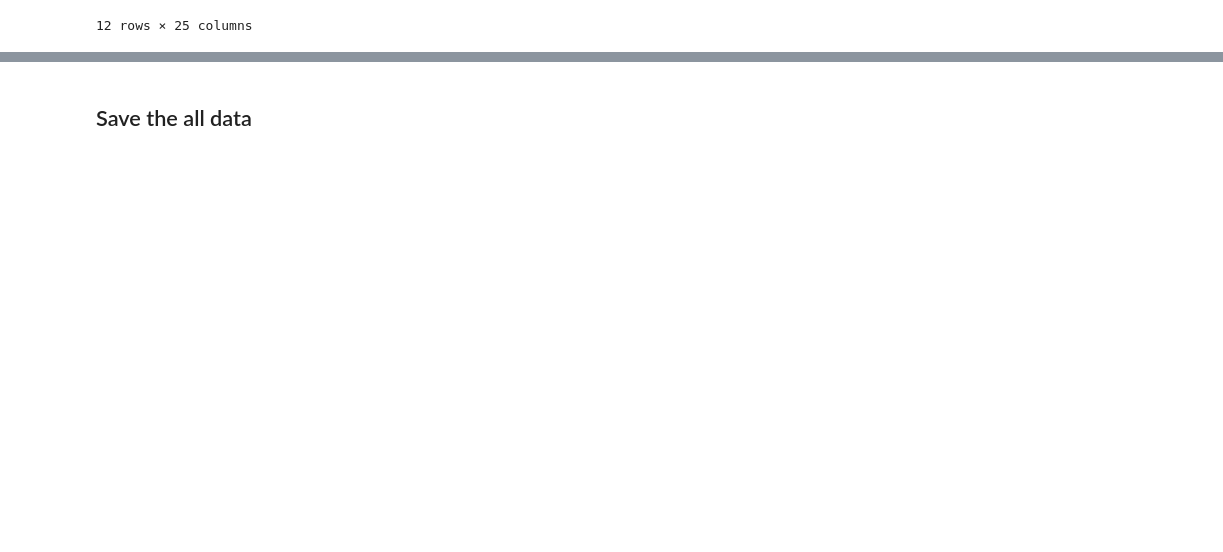
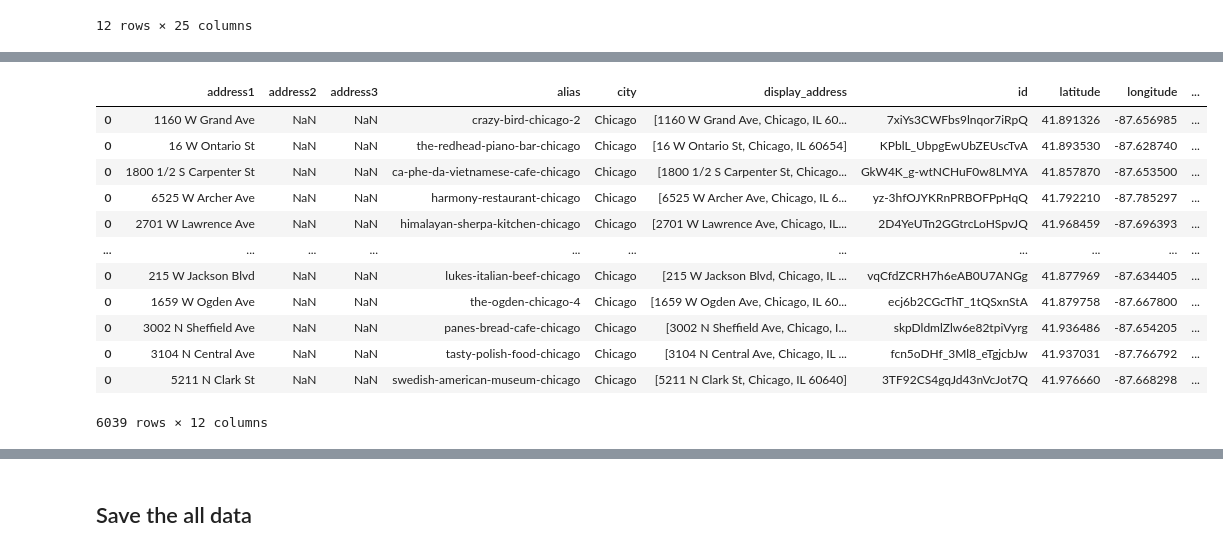
Before and after one commit to adr1anh/DeepDish, a Jupyter notebook: Food Inspection_adrian.ipynb, the cells around one changed output, grey strips where cells are left out. Saved outputs shown, nothing was run; the diff lists cells and outputs as text; code cells hidden in the pictures; blank space fills up the shorter version.

```diff
--- a/Food Inspection_adrian.ipynb
+++ b/Food Inspection_adrian.ipynb
@@ -170,0 +197,16 @@ df = yelp_df[yelp_df['id'].notnull()].merge(scrapped,on='id')
+# %%
+scrapped
+# %% [output]
+|  | address1 | address2 | address3 | alias | city | display_address | id | latitude | longitude | ... |
+| 0 | 1160 W Grand Ave | NaN | NaN | crazy-bird-chicago-2 | Chicago | [1160 W Grand Ave, Chicago, IL 60... | 7xiYs3CWFbs9lnqor7iRpQ | 41.891326 | -87.656985 | ... |
+| 0 | 16 W Ontario St | NaN | NaN | the-redhead-piano-bar-chicago | Chicago | [16 W Ontario St, Chicago, IL 60654] | KPblL_UbpgEwUbZEUscTvA | 41.893530 | -87.628740 | ... |
+| 0 | 1800 1/2 S Carpenter St | NaN | NaN | ca-phe-da-vietnamese-cafe-chicago | Chicago | [1800 1/2 S Carpenter St, Chicago... | GkW4K_g-wtNCHuF0w8LMYA | 41.857870 | -87.653500 | ... |
+| 0 | 6525 W Archer Ave | NaN | NaN | harmony-restaurant-chicago | Chicago | [6525 W Archer Ave, Chicago, IL 6... | yz-3hfOJYKRnPRBOFPpHqQ | 41.792210 | -87.785297 | ... |
+| 0 | 2701 W Lawrence Ave | NaN | NaN | himalayan-sherpa-kitchen-chicago | Chicago | [2701 W Lawrence Ave, Chicago, IL... | 2D4YeUTn2GGtrcLoHSpvJQ | 41.968459 | -87.696393 | ... |
+| ... | ... | ... | ... | ... | ... | ... | ... | ... | ... | ... |
+| 0 | 215 W Jackson Blvd | NaN | NaN | lukes-italian-beef-chicago | Chicago | [215 W Jackson Blvd, Chicago, IL ... | vqCfdZCRH7h6eAB0U7ANGg | 41.877969 | -87.634405 | ... |
+| 0 | 1659 W Ogden Ave | NaN | NaN | the-ogden-chicago-4 | Chicago | [1659 W Ogden Ave, Chicago, IL 60... | ecj6b2CGcThT_1tQSxnStA | 41.879758 | -87.667800 | ... |
+| 0 | 3002 N Sheffield Ave | NaN | NaN | panes-bread-cafe-chicago | Chicago | [3002 N Sheffield Ave, Chicago, I... | skpDldmlZlw6e82tpiVyrg | 41.936486 | -87.654205 | ... |
+| 0 | 3104 N Central Ave | NaN | NaN | tasty-polish-food-chicago | Chicago | [3104 N Central Ave, Chicago, IL ... | fcn5oDHf_3Ml8_eTgjcbJw | 41.937031 | -87.766792 | ... |
+| 0 | 5211 N Clark St | NaN | NaN | swedish-american-museum-chicago | Chicago | [5211 N Clark St, Chicago, IL 60640] | 3TF92CS4gqJd43nVcJot7Q | 41.976660 | -87.668298 | ... |
+6039 rows × 12 columns
```
Also changed, not shown: parts of 8 cells of this notebook, 1 other file.
